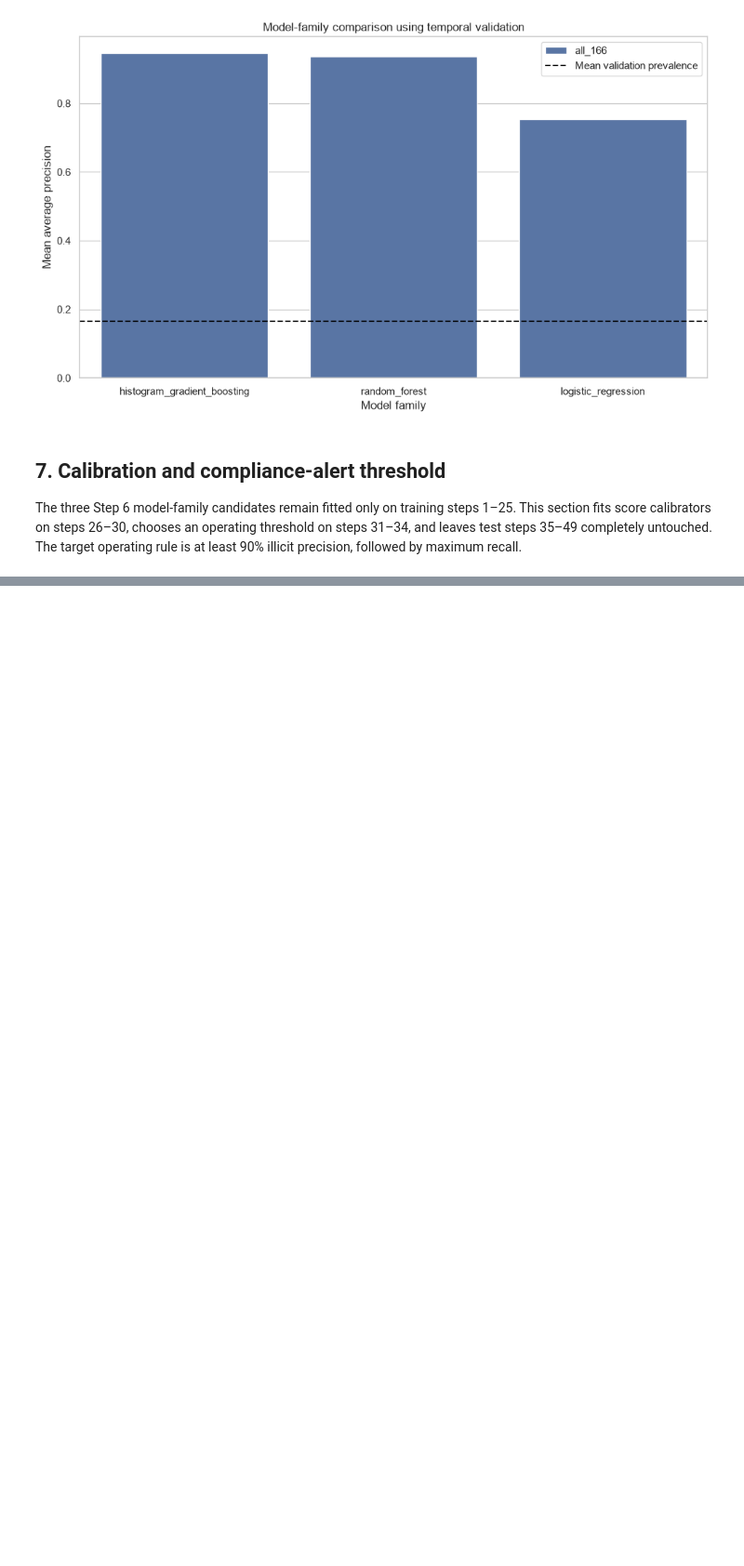
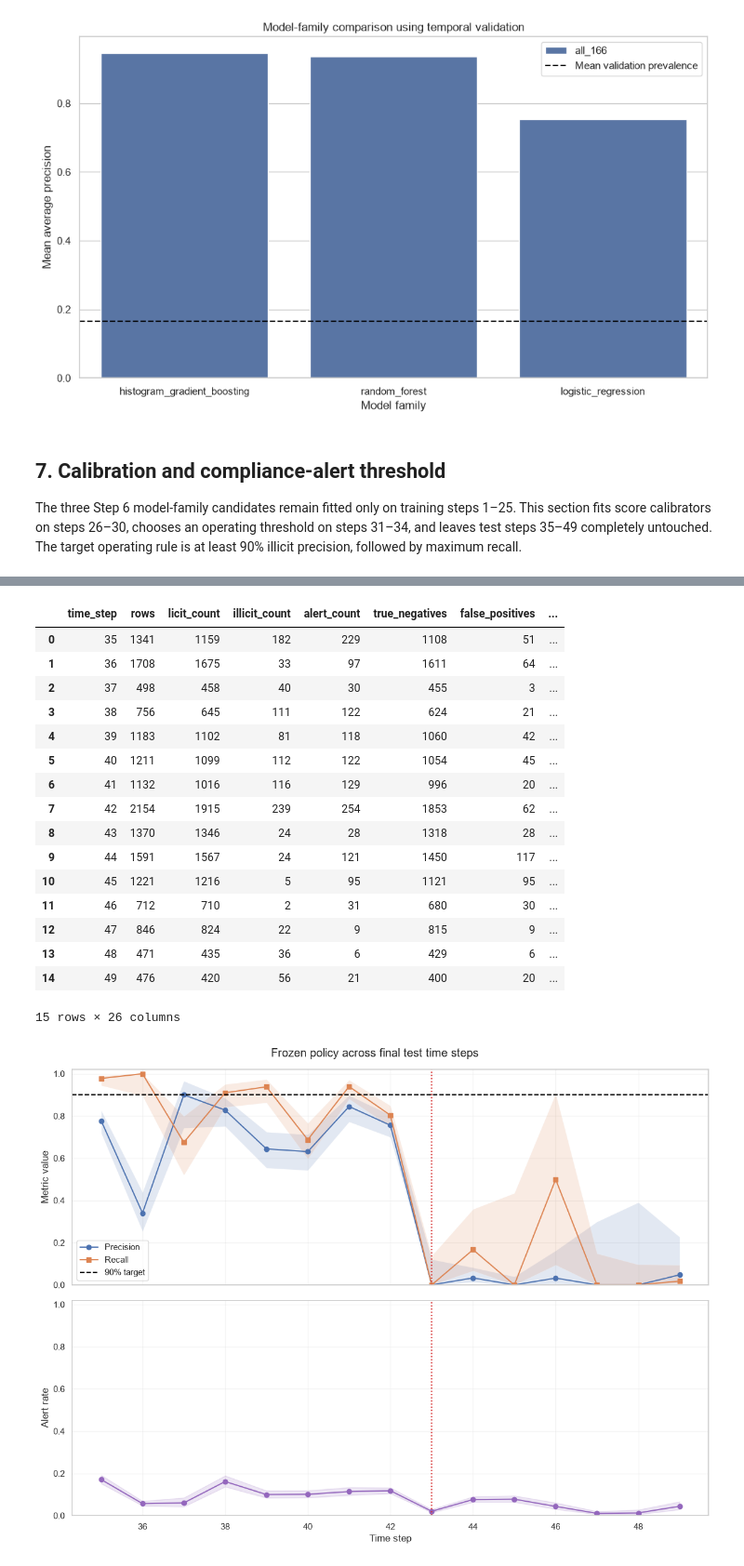
Before and after one commit to afrazahmad-hub/crypto-AML-transaction-monitoring, a Jupyter notebook: notebooks/main.ipynb, the cells around one changed output, grey strips where cells are left out. Shown at 93% size. Cells and saved outputs as stored; diff of their text form; code cells hidden in the pictures; blank space fills up the shorter version.

```diff
--- a/notebooks/main.ipynb
+++ b/notebooks/main.ipynb
@@ -3781,0 +3966,72 @@ plt.show()
+# %%
+def wilson_interval(successes: int, trials: int) -> tuple[float, float]:
+    """Return a 95% Wilson interval for a binomial proportion."""
+    if trials == 0:
+        return np.nan, np.nan
+    z = 1.959963984540054
+    proportion = successes / trials
+    denominator = 1.0 + z ** 2 / trials
+    center = (proportion + z ** 2 / (2.0 * trials)) / denominator
+    half_width = z * np.sqrt(
+        proportion * (1.0 - proportion) / trials + z ** 2 / (4.0 * trials ** 2)
+    ) / denominator
+    return center - half_width, center + half_width
+
+time_step_rows = []
+for time_step, step_frame in final_test_predictions_df.groupby("time_step", sort=True):
+    metrics = calculate_final_test_metrics(step_frame)
+    precision_ci = wilson_interval(metrics["true_positives"], metrics["alert_count"])
+    recall_ci = wilson_interval(metrics["true_positives"], metrics["illicit_count"])
+    alert_ci = wilson_interval(metrics["alert_count"], metrics["rows"])
+    time_step_rows.append({
+        "time_step": int(time_step), **metrics,
+        "precision_ci_lower": precision_ci[0], "precision_ci_upper": precision_ci[1],
+        "recall_ci_lower": recall_ci[0], "recall_ci_upper": recall_ci[1],
+        "alert_rate_ci_lower": alert_ci[0], "alert_rate_ci_upper": alert_ci[1],
+    })
+final_test_by_time_step_df = pd.DataFrame(time_step_rows)
+display(final_test_by_time_step_df.round(4))
+
+fig, axes = plt.subplots(2, 1, figsize=(12, 9), sharex=True)
+for metric, marker in [("precision", "o"), ("recall", "s")]:
+    axes[0].plot(final_test_by_time_step_df["time_step"], final_test_by_time_step_df[metric], marker=marker, label=metric.title())
+    axes[0].fill_between(
+        final_test_by_time_step_df["time_step"],
+        final_test_by_time_step_df[f"{metric}_ci_lower"],
+        final_test_by_time_step_df[f"{metric}_ci_upper"], alpha=0.16,
+    )
+axes[0].axhline(TARGET_ALERT_PRECISION, color="black", linestyle="--", label="90% target")
+axes[0].set(ylabel="Metric value", ylim=(0, 1.02))
+axes[0].legend()
+axes[1].plot(final_test_by_time_step_df["time_step"], final_test_by_time_step_df["alert_rate"], marker="o", color="tab:purple")
+axes[1].fill_between(
+    final_test_by_time_step_df["time_step"],
+    final_test_by_time_step_df["alert_rate_ci_lower"],
+    final_test_by_time_step_df["alert_rate_ci_upper"], color="tab:purple", alpha=0.16,
+)
+axes[1].set(xlabel="Time step", ylabel="Alert rate", ylim=(0, 1.02))
+for axis in axes:
+    axis.axvline(43, color="tab:red", linestyle=":")
+    axis.grid(alpha=0.2)
+fig.suptitle("Frozen policy across final test time steps")
+plt.tight_layout()
+plt.show()
+# %% [output]
+|  | time_step | rows | licit_count | illicit_count | alert_count | true_negatives | false_positives | ... |
+| 0 | 35 | 1341 | 1159 | 182 | 229 | 1108 | 51 | ... |
+| 1 | 36 | 1708 | 1675 | 33 | 97 | 1611 | 64 | ... |
+| 2 | 37 | 498 | 458 | 40 | 30 | 455 | 3 | ... |
+| 3 | 38 | 756 | 645 | 111 | 122 | 624 | 21 | ... |
+| 4 | 39 | 1183 | 1102 | 81 | 118 | 1060 | 42 | ... |
+| 5 | 40 | 1211 | 1099 | 112 | 122 | 1054 | 45 | ... |
+| 6 | 41 | 1132 | 1016 | 116 | 129 | 996 | 20 | ... |
+| 7 | 42 | 2154 | 1915 | 239 | 254 | 1853 | 62 | ... |
+| 8 | 43 | 1370 | 1346 | 24 | 28 | 1318 | 28 | ... |
+| 9 | 44 | 1591 | 1567 | 24 | 121 | 1450 | 117 | ... |
+| 10 | 45 | 1221 | 1216 | 5 | 95 | 1121 | 95 | ... |
+| 11 | 46 | 712 | 710 | 2 | 31 | 680 | 30 | ... |
+| 12 | 47 | 846 | 824 | 22 | 9 | 815 | 9 | ... |
+| 13 | 48 | 471 | 435 | 36 | 6 | 429 | 6 | ... |
+| 14 | 49 | 476 | 420 | 56 | 21 | 400 | 20 | ... |
+15 rows × 26 columns
+[figure, added]
```
Also changed, not shown: parts of 30 cells of this notebook, 12 other files.
